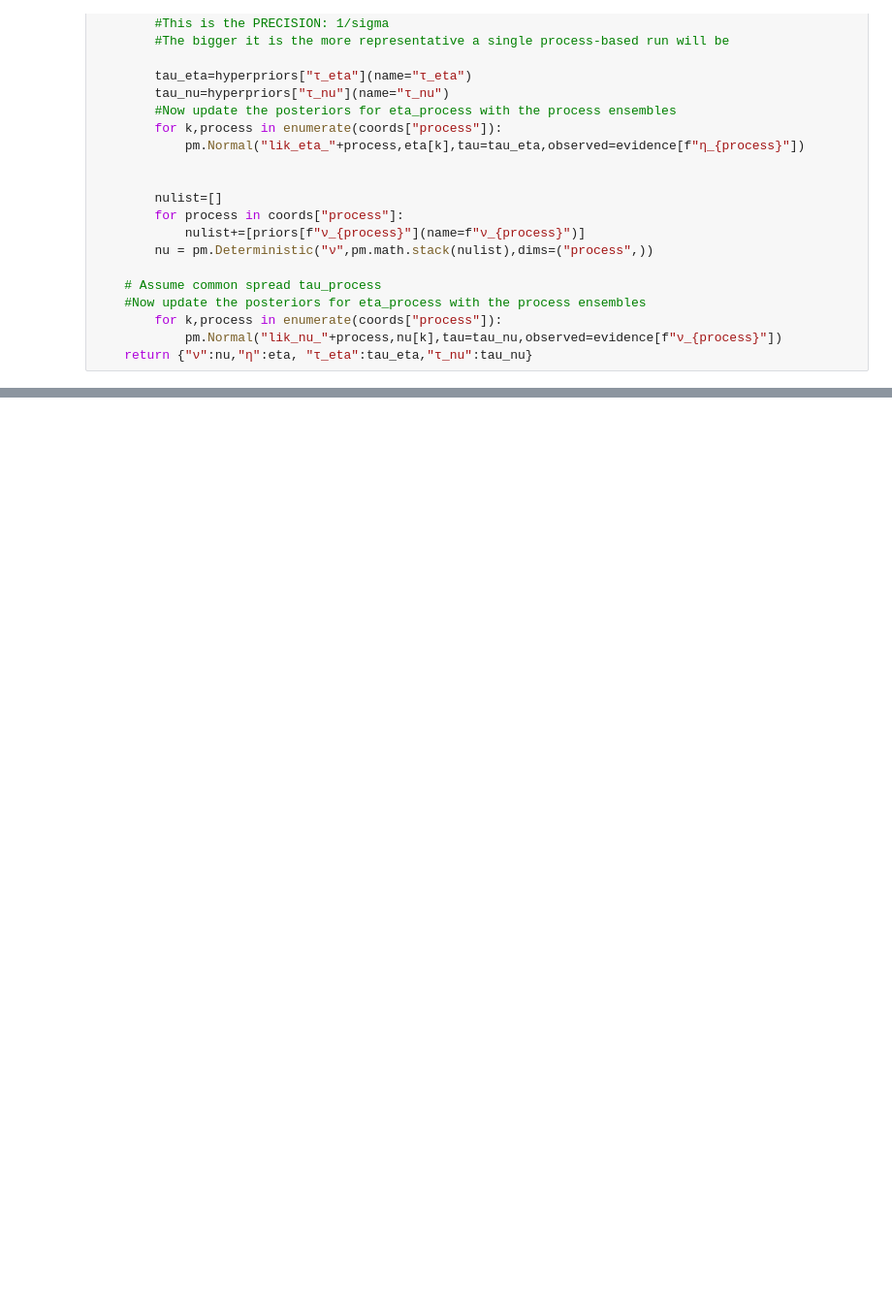
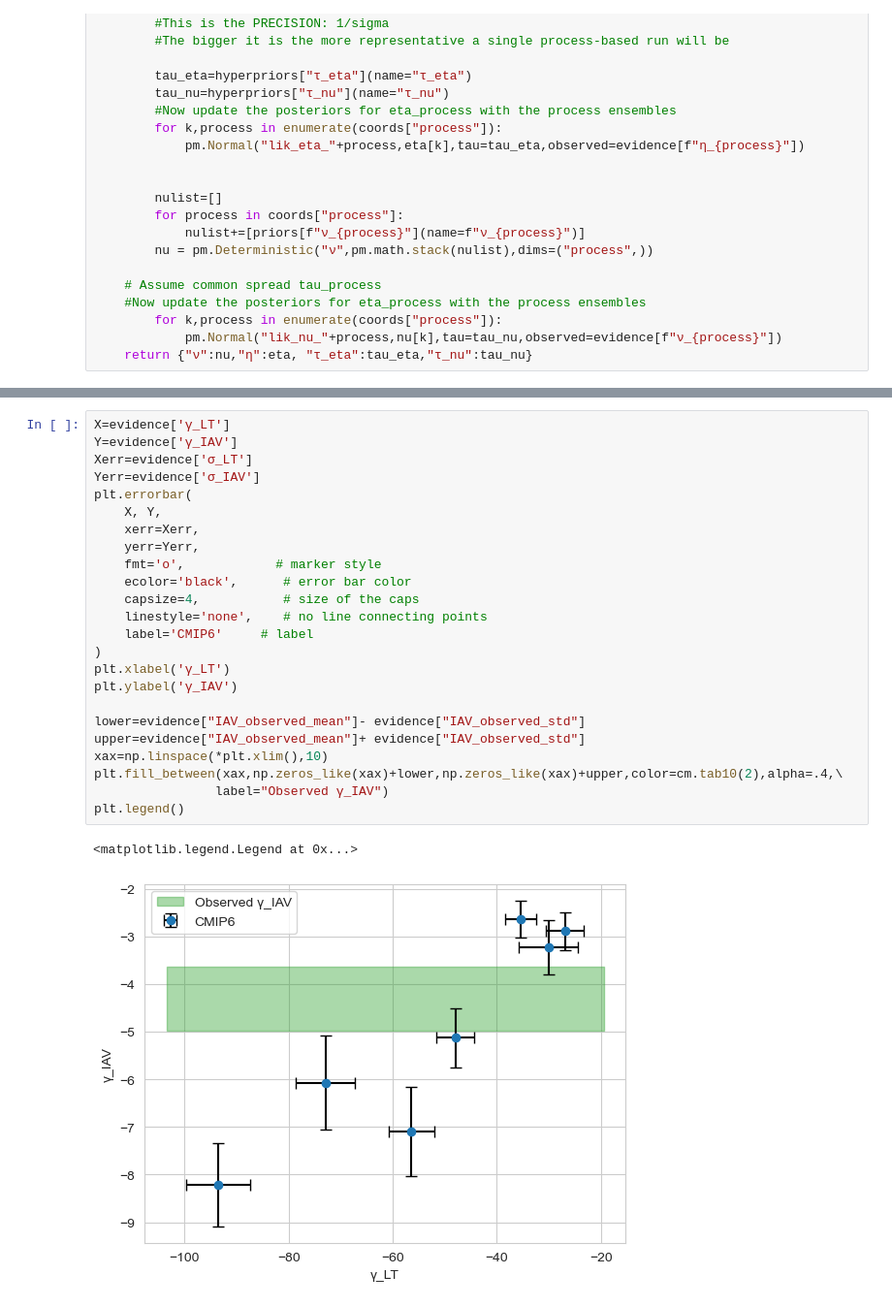
Before and after one commit to netzeroasap/TCRE_Assessment, a Jupyter notebook: notebooks/analysis.ipynb, the cells around one changed output, grey strips where cells are left out. Shown at 97% size. Drawn from its saved outputs; the diff is of its cells as text; blank space fills up the shorter version.

```diff
--- a/notebooks/analysis.ipynb
+++ b/notebooks/analysis.ipynb
@@ -173,3 +180,30 @@ We use a standard errors-in-variables regression to estimate the slope and y-int
+# %%
+X=evidence['γ_LT']
+Y=evidence['γ_IAV']
+Xerr=evidence['σ_LT']
+Yerr=evidence['σ_IAV']
+plt.errorbar(
+    X, Y,
+    xerr=Xerr,
+    yerr=Yerr,
+    fmt='o',            # marker style
+    ecolor='black',      # error bar color
+    capsize=4,           # size of the caps
+    linestyle='none',    # no line connecting points
+    label='CMIP6'     # label
+)
+plt.xlabel('γ_LT')
+plt.ylabel('γ_IAV')
+
+lower=evidence["IAV_observed_mean"]- evidence["IAV_observed_std"]
+upper=evidence["IAV_observed_mean"]+ evidence["IAV_observed_std"]
+xax=np.linspace(*plt.xlim(),10)
+plt.fill_between(xax,np.zeros_like(xax)+lower,np.zeros_like(xax)+upper,color=cm.tab10(2),alpha=.4,\
+                label="Observed γ_IAV")
+plt.legend()
+# %% [output]
+<matplotlib.legend.Legend at 0x...>
+[figure, added]
 # %%
 def make_emergent_constraint_model(model,evidence,priors,hyperpriors):
     with model:
```
Also changed, not shown: parts of 24 cells of this notebook, 3 other files.
